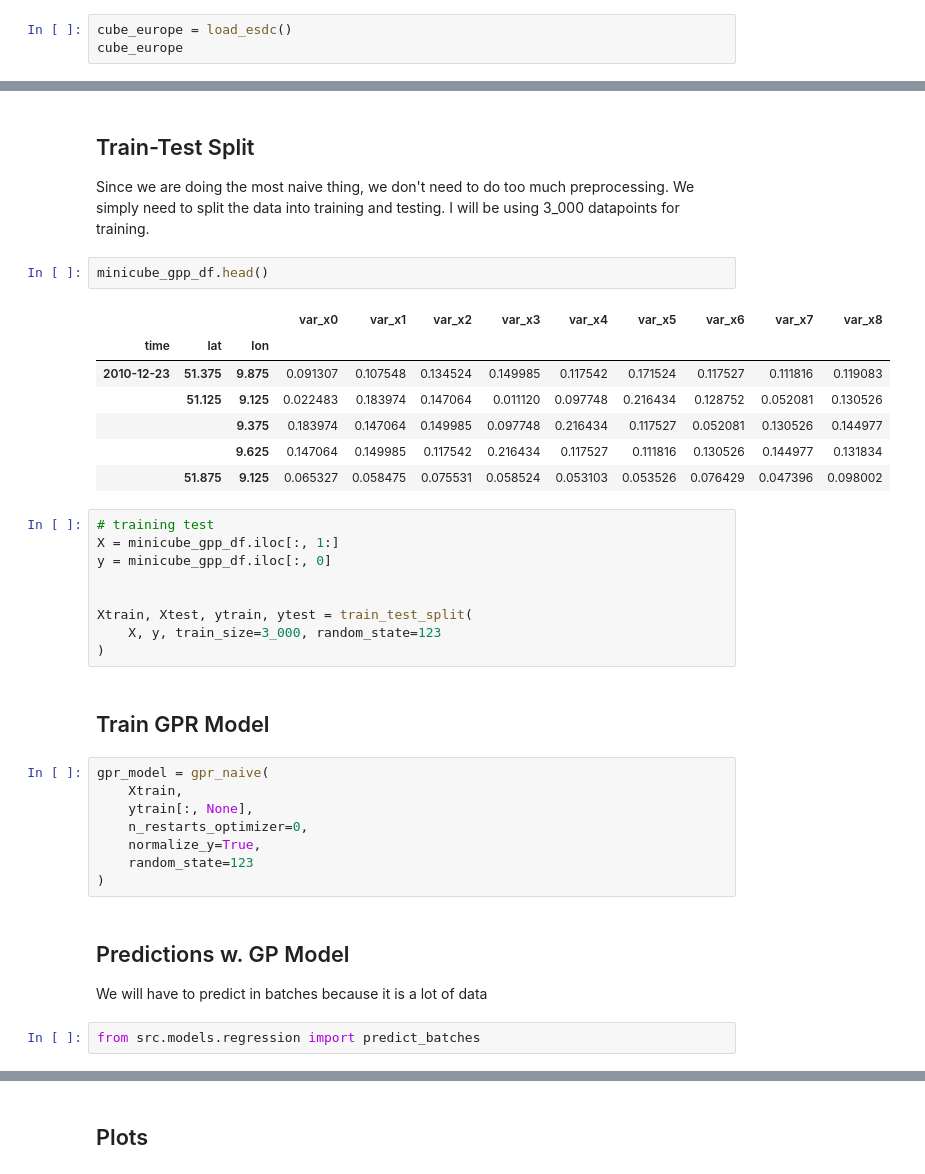
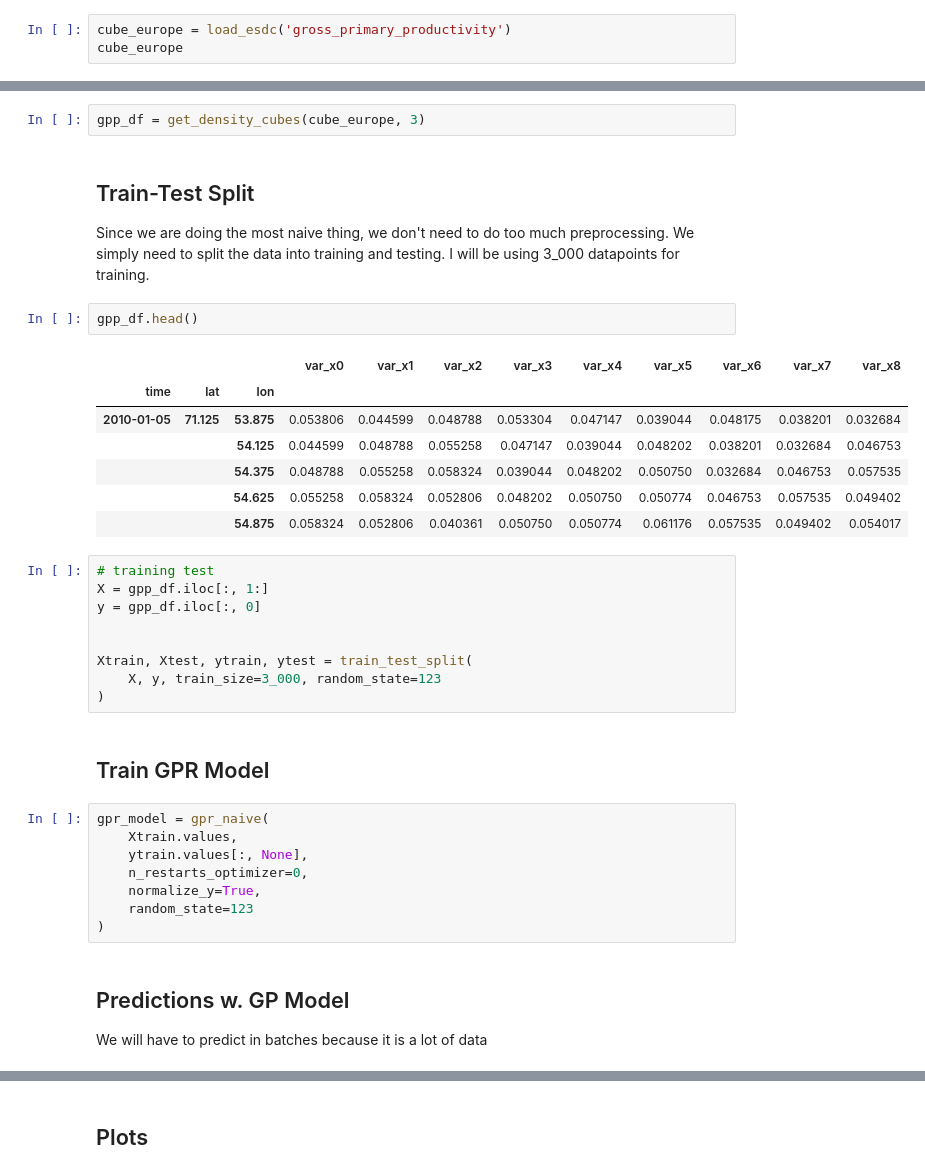
Before and after one commit to IPL-UV/sakame, a Jupyter notebook: notebooks/regression/esdc_application/1.0_walkthrough.ipynb, the cells around one changed output, grey strips where cells are left out. Saved outputs shown, nothing was run; the diff lists cells and outputs as text.

```diff
--- a/notebooks/regression/esdc_application/1.0_walkthrough.ipynb
+++ b/notebooks/regression/esdc_application/1.0_walkthrough.ipynb
@@ -44,6 +54,6 @@ The autoreload extension is already loaded. To reload it, use:
 
 For this experiment, we are going to be looking at the region of Europe for the duration of the year 2010. The variables in question are Gross Primary Productivity (GPP) and Land Surface Temperature (LST)
 # %%
-cube_europe = load_esdc()
+cube_europe = load_esdc('gross_primary_productivity')
 cube_europe
 # %% [output]
@@ -134,24 +132,26 @@ minicube_gpp_df, minicube_lst_df = get_common_elements(
 minicube_gpp_df.shape, minicube_lst_df.shape
 # %% [output]
 ((813164, 9), (813164, 9))
+# %%
+gpp_df = get_density_cubes(cube_europe, 3)
 # %% [markdown]
 ## Train-Test Split
 
 Since we are doing the most naive thing, we don't need to do too much preprocessing. We simply need to split the data into training and testing. I will be using 3_000 datapoints for training.
 # %%
-minicube_gpp_df.head()
+gpp_df.head()
 # %% [output]
 |  |  |  | var_x0 | var_x1 | var_x2 | var_x3 | var_x4 | var_x5 | var_x6 | var_x7 | var_x8 |
 | time | lat | lon |  |  |  |  |  |  |  |  |  |
-| 2010-12-23 | 51.375 | 9.875 | 0.091307 | 0.107548 | 0.134524 | 0.149985 | 0.117542 | 0.171524 | 0.117527 | 0.111816 | 0.119083 |
-|  | 51.125 | 9.125 | 0.022483 | 0.183974 | 0.147064 | 0.011120 | 0.097748 | 0.216434 | 0.128752 | 0.052081 | 0.130526 |
-|  |  | 9.375 | 0.183974 | 0.147064 | 0.149985 | 0.097748 | 0.216434 | 0.117527 | 0.052081 | 0.130526 | 0.144977 |
-|  |  | 9.625 | 0.147064 | 0.149985 | 0.117542 | 0.216434 | 0.117527 | 0.111816 | 0.130526 | 0.144977 | 0.131834 |
-|  | 51.875 | 9.125 | 0.065327 | 0.058475 | 0.075531 | 0.058524 | 0.053103 | 0.053526 | 0.076429 | 0.047396 | 0.098002 |
+| 2010-01-05 | 71.125 | 53.875 | 0.053806 | 0.044599 | 0.048788 | 0.053304 | 0.047147 | 0.039044 | 0.048175 | 0.038201 | 0.032684 |
+|  |  | 54.125 | 0.044599 | 0.048788 | 0.055258 | 0.047147 | 0.039044 | 0.048202 | 0.038201 | 0.032684 | 0.046753 |
+|  |  | 54.375 | 0.048788 | 0.055258 | 0.058324 | 0.039044 | 0.048202 | 0.050750 | 0.032684 | 0.046753 | 0.057535 |
+|  |  | 54.625 | 0.055258 | 0.058324 | 0.052806 | 0.048202 | 0.050750 | 0.050774 | 0.046753 | 0.057535 | 0.049402 |
+|  |  | 54.875 | 0.058324 | 0.052806 | 0.040361 | 0.050750 | 0.050774 | 0.061176 | 0.057535 | 0.049402 | 0.054017 |
 # %%
 # training test
-X = minicube_gpp_df.iloc[:, 1:]
-y = minicube_gpp_df.iloc[:, 0]
+X = gpp_df.iloc[:, 1:]
+y = gpp_df.iloc[:, 0]
 
 
 Xtrain, Xtest, ytrain, ytest = train_test_split(
@@ -161,8 +161,8 @@ Xtrain, Xtest, ytrain, ytest = train_test_split(
 ## Train GPR Model
 # %%
 gpr_model = gpr_naive(
-    Xtrain,
-    ytrain[:, None],
+    Xtrain.values,
+    ytrain.values[:, None],
     n_restarts_optimizer=0,
     normalize_y=True,
     random_state=123
@@ -171,8 +171,6 @@ gpr_model = gpr_naive(
 ## Predictions w. GP Model
 
 We will have to predict in batches because it is a lot of data
-# %%
-from src.models.regression import predict_batches
 # %%
 # initialize GPR Derivative Model
 gpr_der_model = GPRDerivative(gpr_model)
```
Also changed, not shown: parts of 16 cells of this notebook, 4 other files.
